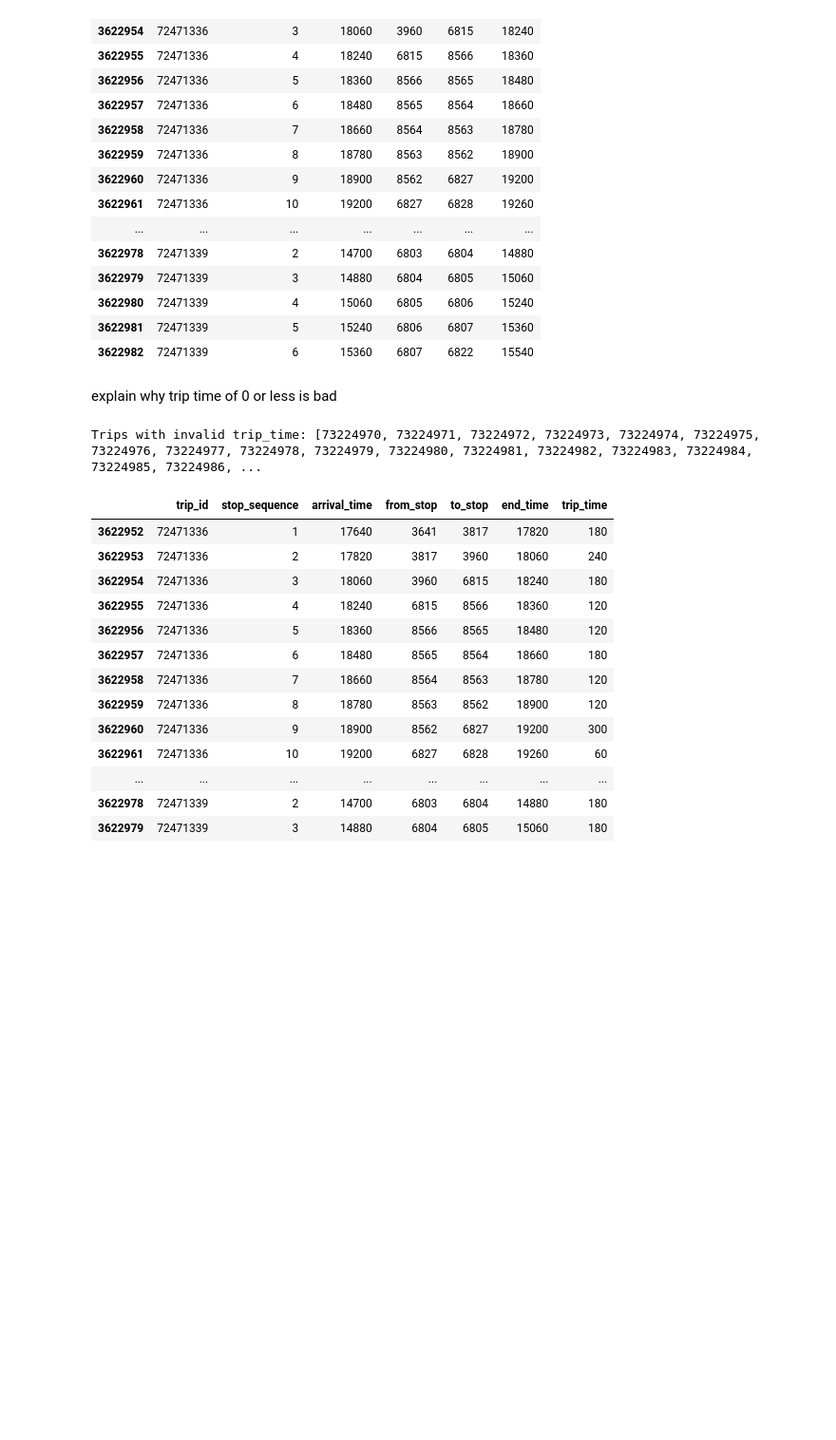
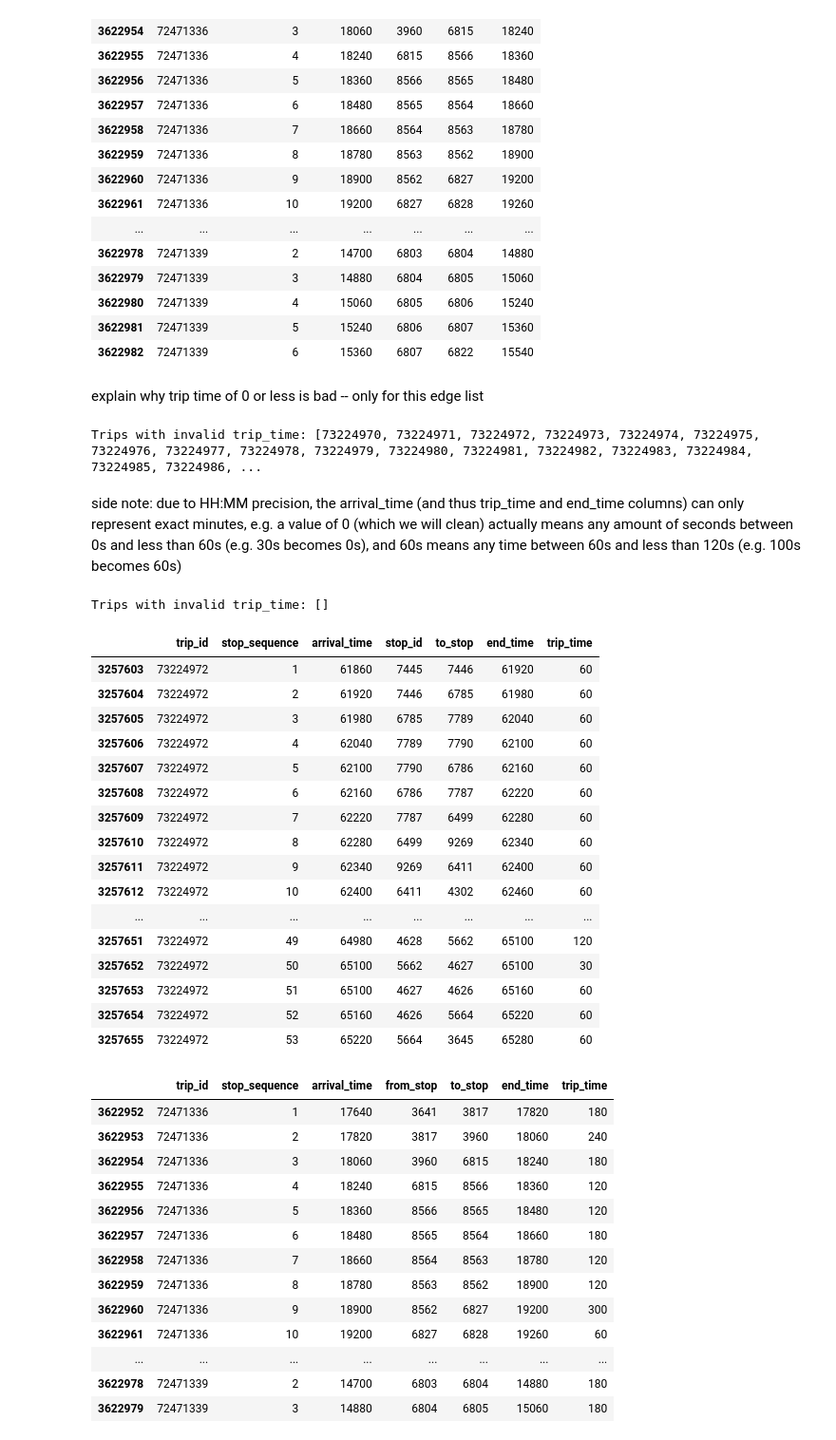
Before and after one commit to Mathemusician1729/Calgary-Transit-Intelligence-Engine, a Jupyter notebook: gtfs_static.ipynb, the cells around one changed output. Shown at 95% size. Cells and saved outputs as stored; diff of their text form; code cells hidden in the pictures; blank space fills up the shorter version.

Commit message:
updated edge_list cleaning

```diff
--- a/gtfs_static.ipynb
+++ b/gtfs_static.ipynb
@@ -664,7 +667,7 @@ edge_list.head(30)
 | 3622981 | 72471339 | 5 | 15240 | 6806 | 6807 | 15360 |
 | 3622982 | 72471339 | 6 | 15360 | 6807 | 6822 | 15540 |
 # %% [markdown]
-explain why trip time of 0 or less is bad
+explain why trip time of 0 or less is bad -- only for this edge list
 # %%
 # calculate travel time
 edge_list['trip_time'] = edge_list['end_time'] - edge_list['arrival_time']
@@ -674,6 +677,37 @@ invalid_trip_times = edge_list['trip_time'] <= 0
 print("Trips with invalid trip_time:", edge_list[invalid_trip_times]['trip_id'].unique().tolist())
 # %% [output]
 Trips with invalid trip_time: [73224970, 73224971, 73224972, 73224973, 73224974, 73224975, 73224976, 73224977, 73224978, 73224979, 73224980, 73224981, 73224982, 73224983, 73224984, 73224985, 73224986, ...
+# %% [markdown]
+side note: due to HH:MM precision, the arrival_time (and thus trip_time and end_time columns) can only represent exact minutes, e.g. a value of 0 (which we will clean) actually means any amount of seconds between 0s and less than 60s (e.g. 30s becomes 0s), and 60s means any time between 60s and less than 120s (e.g. 100s becomes 60s)
+# %%
+# impute values with trip times <= 0 with 30s (reasonable approximation since it is only a few seconds between stops likely)
+edge_list['trip_time'] = edge_list['trip_time'].replace(0, 30)
+
+# recheck entries
+invalid_trip_times = edge_list['trip_time'] <= 0
+print("Trips with invalid trip_time:", edge_list[invalid_trip_times]['trip_id'].unique().tolist())
+# %% [output]
+Trips with invalid trip_time: []
+# %%
+edge_list[edge_list['trip_id'] == 73224972]
+# %% [output]
+|  | trip_id | stop_sequence | arrival_time | stop_id | to_stop | end_time | trip_time |
+| 3257603 | 73224972 | 1 | 61860 | 7445 | 7446 | 61920 | 60 |
+| 3257604 | 73224972 | 2 | 61920 | 7446 | 6785 | 61980 | 60 |
+| 3257605 | 73224972 | 3 | 61980 | 6785 | 7789 | 62040 | 60 |
+| 3257606 | 73224972 | 4 | 62040 | 7789 | 7790 | 62100 | 60 |
+| 3257607 | 73224972 | 5 | 62100 | 7790 | 6786 | 62160 | 60 |
+| 3257608 | 73224972 | 6 | 62160 | 6786 | 7787 | 62220 | 60 |
+| 3257609 | 73224972 | 7 | 62220 | 7787 | 6499 | 62280 | 60 |
+| 3257610 | 73224972 | 8 | 62280 | 6499 | 9269 | 62340 | 60 |
+| 3257611 | 73224972 | 9 | 62340 | 9269 | 6411 | 62400 | 60 |
+| 3257612 | 73224972 | 10 | 62400 | 6411 | 4302 | 62460 | 60 |
+| ... | ... | ... | ... | ... | ... | ... | ... |
+| 3257651 | 73224972 | 49 | 64980 | 4628 | 5662 | 65100 | 120 |
+| 3257652 | 73224972 | 50 | 65100 | 5662 | 4627 | 65100 | 30 |
+| 3257653 | 73224972 | 51 | 65100 | 4627 | 4626 | 65160 | 60 |
+| 3257654 | 73224972 | 52 | 65160 | 4626 | 5664 | 65220 | 60 |
+| 3257655 | 73224972 | 53 | 65220 | 5664 | 3645 | 65280 | 60 |
 # %%
 # tester column (print results)
 edge_list.rename(columns={"stop_id": "from_stop"}, inplace=True) # rename stop_id to from_stop for easier naming convention
```
Also changed, not shown: parts of 5 cells of this notebook.
